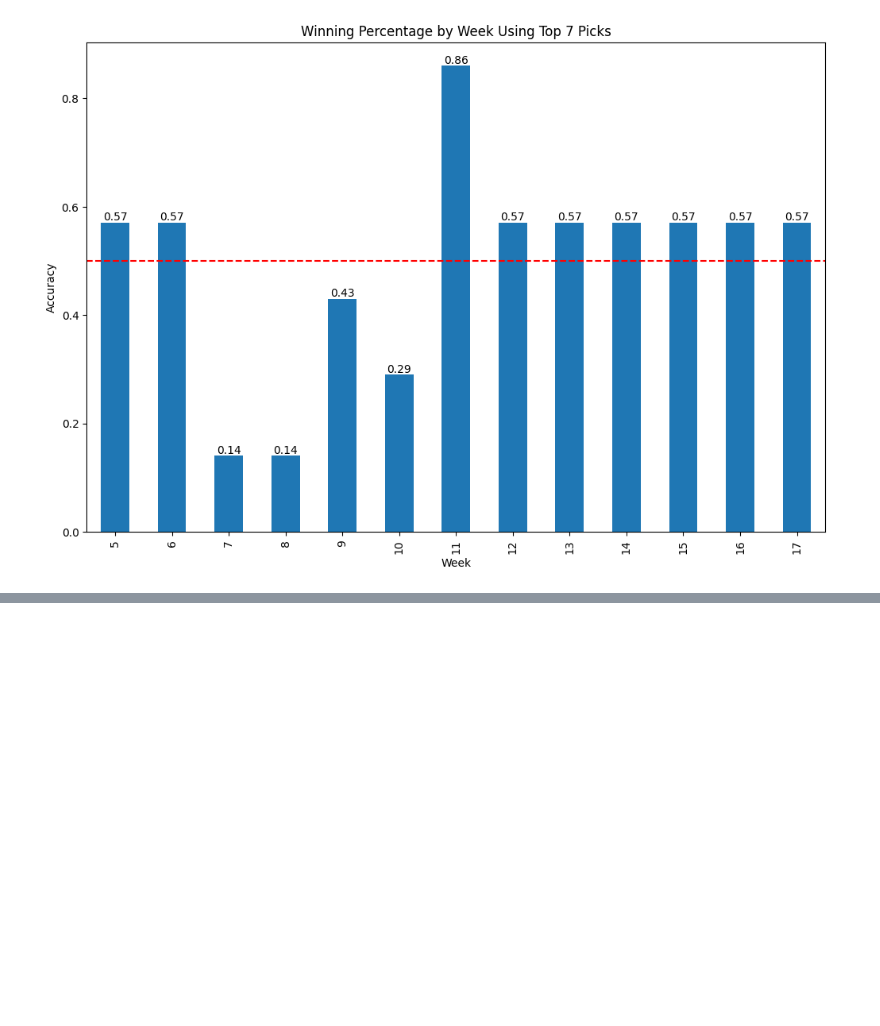
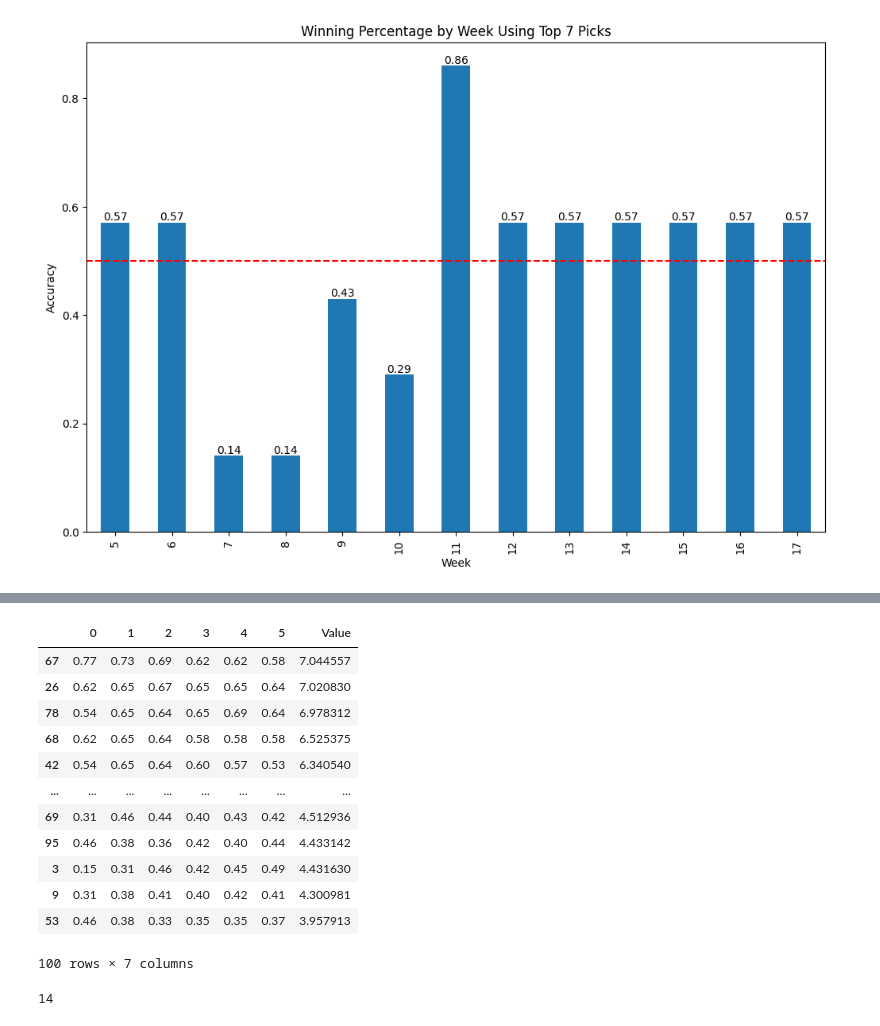
Before and after one commit to zachaustin01/sewer-nfl, a Jupyter notebook: models/_notebooks/model_testing.ipynb, the cells around one changed output, grey strips where cells are left out. Cells and saved outputs as stored; diff of their text form; code cells hidden in the pictures; blank space fills up the shorter version.

Commit message:
WIP on model generation
Start on sewer builder class as well as POC on model assessment in notebook

```diff
--- a/models/_notebooks/model_testing.ipynb
+++ b/models/_notebooks/model_testing.ipynb
@@ -108,0 +113,6 @@ m2.get_test_accuracy_by_week(most_confident=5)
+# %%
+s = Sewer(
+    FUNCTION_CATALOG=FUNCTION_CATALOG,
+    batch_size=100
+)
+s.generate(verbose = True)
@@ -108,0 +137,29 @@ m2.get_test_accuracy_by_week(most_confident=5)
+# %%
+crs = [x.comparison_row() for x in s.models]
+# %%
+left_scale_weight = 0.5
+
+import pandas as pd
+import numpy as np
+res = pd.DataFrame(crs)
+res['Value'] = res.apply(lambda x: np.dot(x,[(a + 1)**left_scale_weight for a in list(x.index)]), axis=1)
+res.sort_values('Value',ascending=False)
+# %% [output]
+|  | 0 | 1 | 2 | 3 | 4 | 5 | Value |
+| 67 | 0.77 | 0.73 | 0.69 | 0.62 | 0.62 | 0.58 | 7.044557 |
+| 26 | 0.62 | 0.65 | 0.67 | 0.65 | 0.65 | 0.64 | 7.020830 |
+| 78 | 0.54 | 0.65 | 0.64 | 0.65 | 0.69 | 0.64 | 6.978312 |
+| 68 | 0.62 | 0.65 | 0.64 | 0.58 | 0.58 | 0.58 | 6.525375 |
+| 42 | 0.54 | 0.65 | 0.64 | 0.60 | 0.57 | 0.53 | 6.340540 |
+| ... | ... | ... | ... | ... | ... | ... | ... |
+| 69 | 0.31 | 0.46 | 0.44 | 0.40 | 0.43 | 0.42 | 4.512936 |
+| 95 | 0.46 | 0.38 | 0.36 | 0.42 | 0.40 | 0.44 | 4.433142 |
+| 3 | 0.15 | 0.31 | 0.46 | 0.42 | 0.45 | 0.49 | 4.431630 |
+| 9 | 0.31 | 0.38 | 0.41 | 0.40 | 0.42 | 0.41 | 4.300981 |
+| 53 | 0.46 | 0.38 | 0.33 | 0.35 | 0.35 | 0.37 | 3.957913 |
+100 rows × 7 columns
+# %%
+v = [1,2,3]
+np.dot(v,v)
+# %% [output]
+14
```
Also changed, not shown: parts of 4 cells of this notebook, 2 other files.
